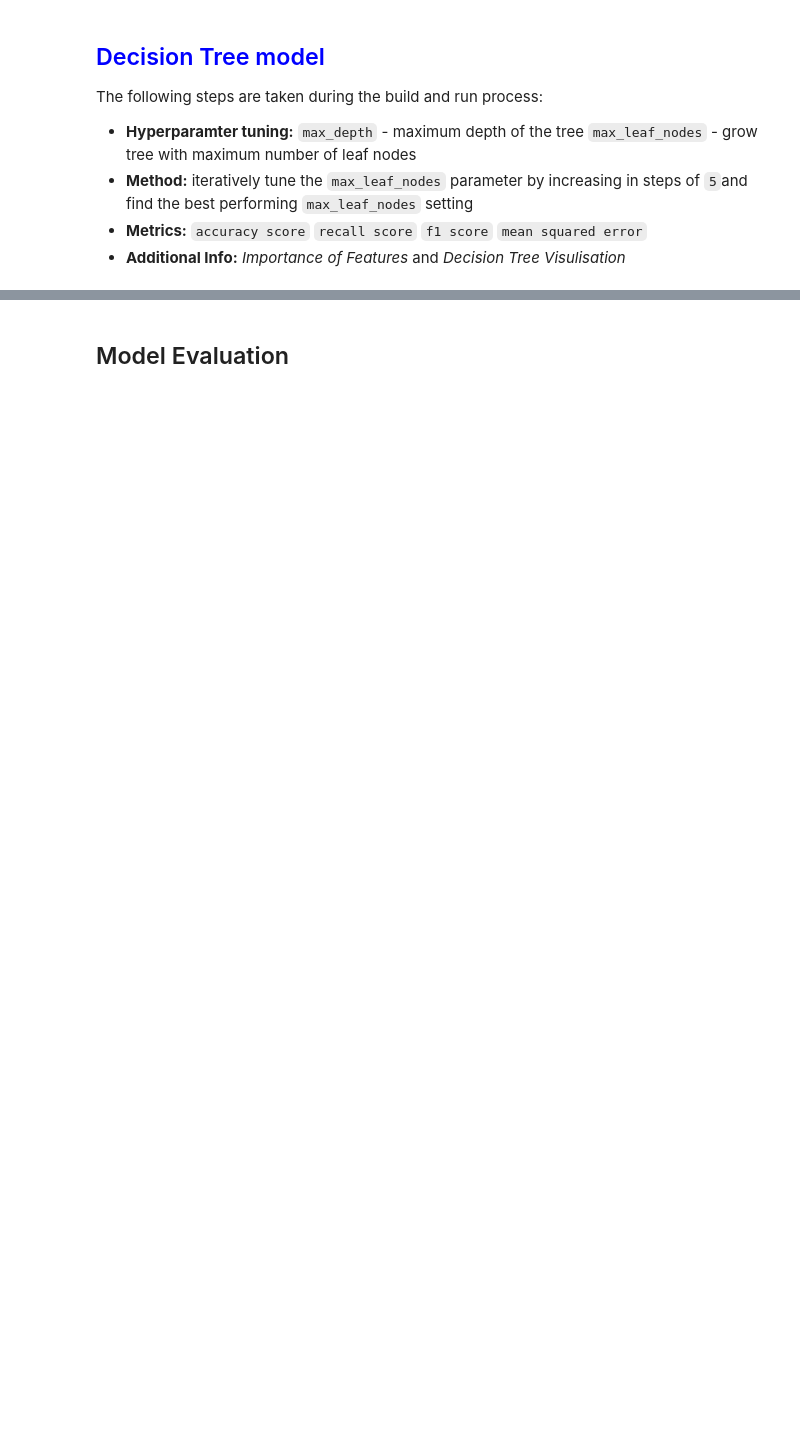
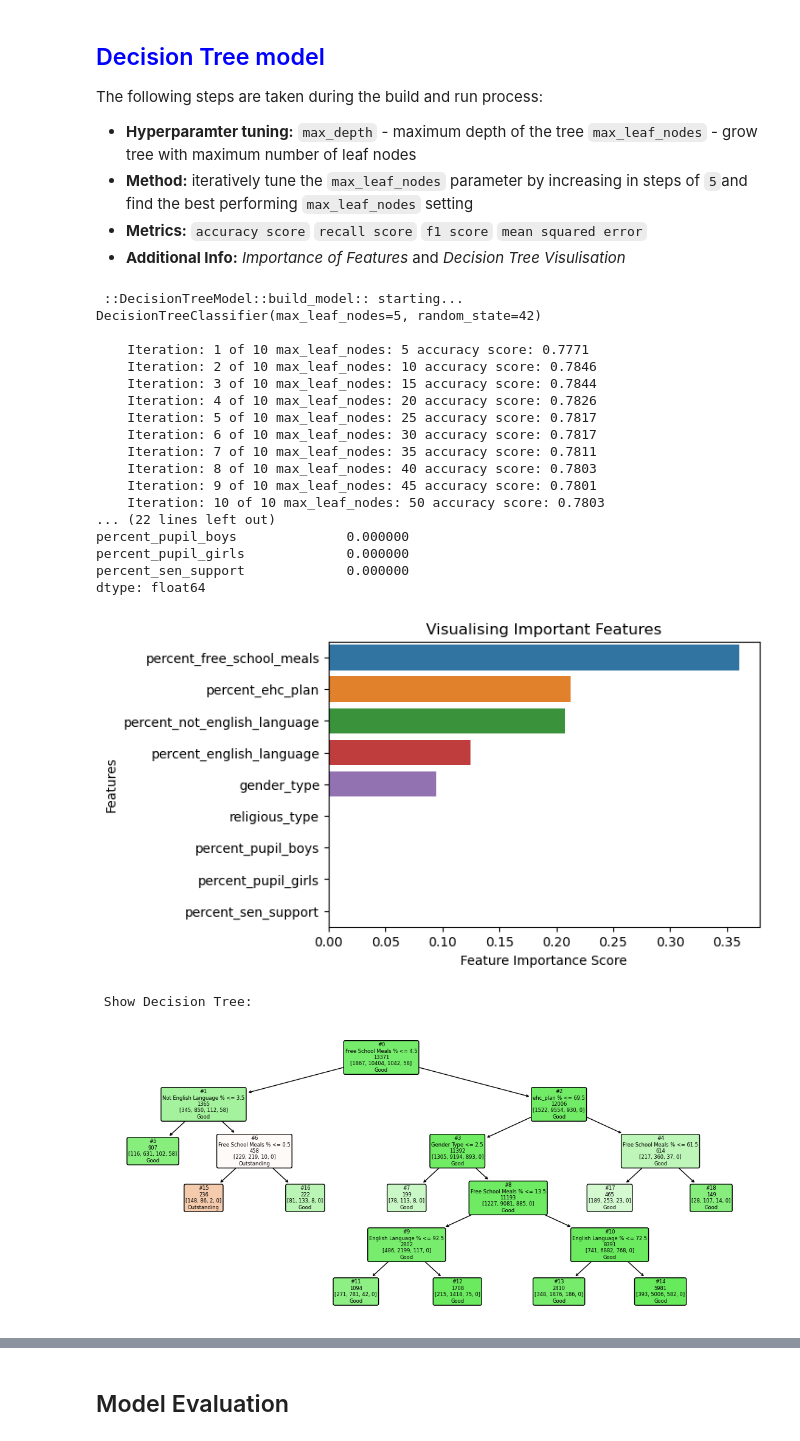
Before and after one commit to wrm65/Capstone-Project-2024, a Jupyter notebook: school_ofsted_rating.ipynb, the cells around one changed output, grey strips where cells are left out. Cells and saved outputs as stored; diff of their text form; code cells hidden in the pictures; blank space fills up the shorter version.

```diff
--- a/school_ofsted_rating.ipynb
+++ b/school_ofsted_rating.ipynb
@@ -359,5 +505,26 @@ The following steps are taken during the build and run process:
 # %%
 
 # call function to build and run the Decision Tree model
 
-# school_rating.build_model(MODEL_DECISION_TREE['TYPE'])
+school_rating.build_model(MODEL_DECISION_TREE['TYPE'])
+# %% [output]
+ ::DecisionTreeModel::build_model:: starting...  DecisionTreeClassifier(max_leaf_nodes=5, random_state=42)
+
+    Iteration: 1 of 10 max_leaf_nodes: 5 accuracy score: 0.7771
+    Iteration: 2 of 10 max_leaf_nodes: 10 accuracy score: 0.7846
+    Iteration: 3 of 10 max_leaf_nodes: 15 accuracy score: 0.7844
+    Iteration: 4 of 10 max_leaf_nodes: 20 accuracy score: 0.7826
+    Iteration: 5 of 10 max_leaf_nodes: 25 accuracy score: 0.7817
+    Iteration: 6 of 10 max_leaf_nodes: 30 accuracy score: 0.7817
+    Iteration: 7 of 10 max_leaf_nodes: 35 accuracy score: 0.7811
+    Iteration: 8 of 10 max_leaf_nodes: 40 accuracy score: 0.7803
+    Iteration: 9 of 10 max_leaf_nodes: 45 accuracy score: 0.7801
+    Iteration: 10 of 10 max_leaf_nodes: 50 accuracy score: 0.7803
+... (22 lines left out)
+percent_pupil_boys              0.000000
+percent_pupil_girls             0.000000
+percent_sen_support             0.000000
+dtype: float64
+[figure, added]
+ Show Decision Tree:
+[figure, added]
```
Also changed, not shown: parts of 27 cells of this notebook.
